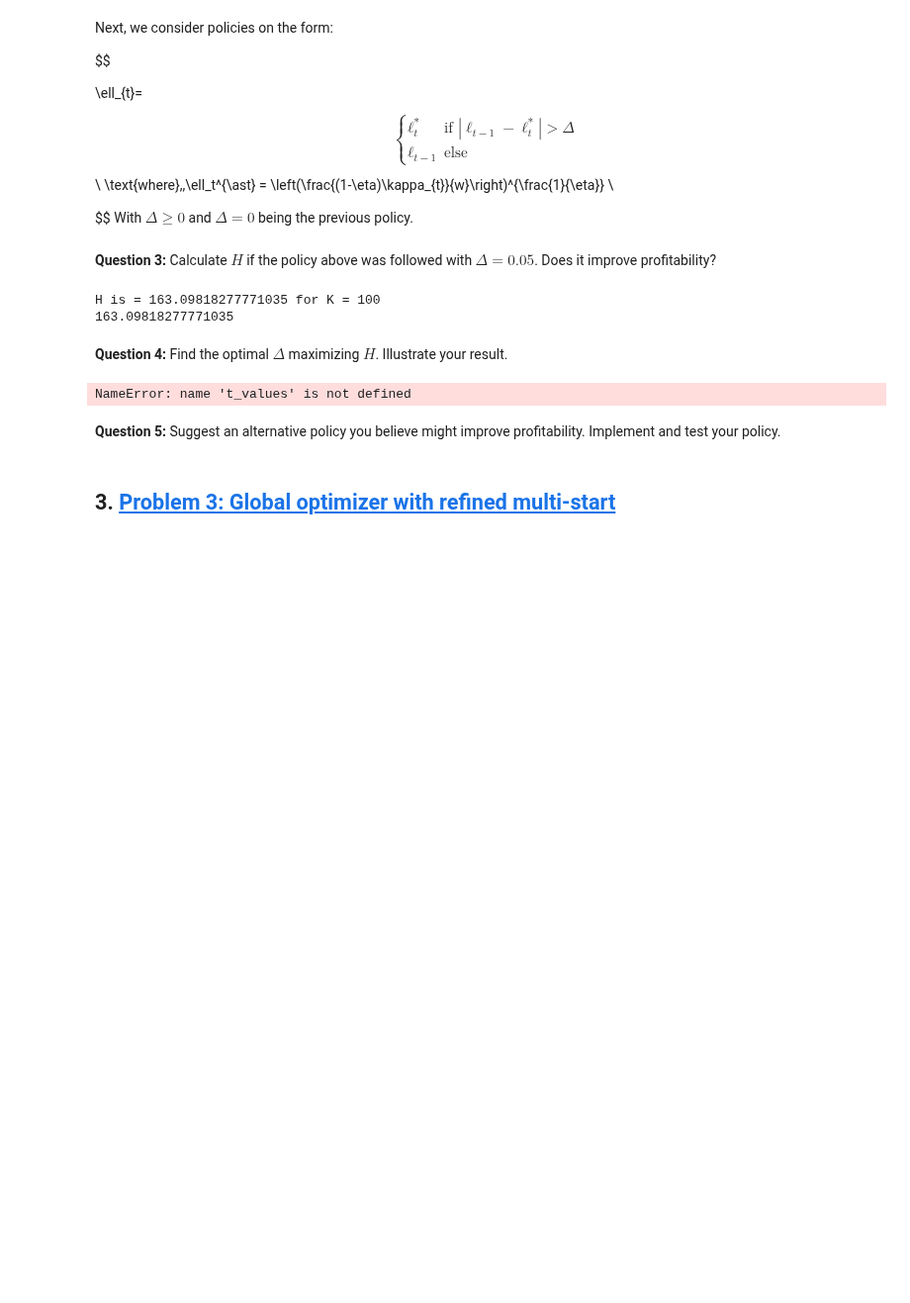
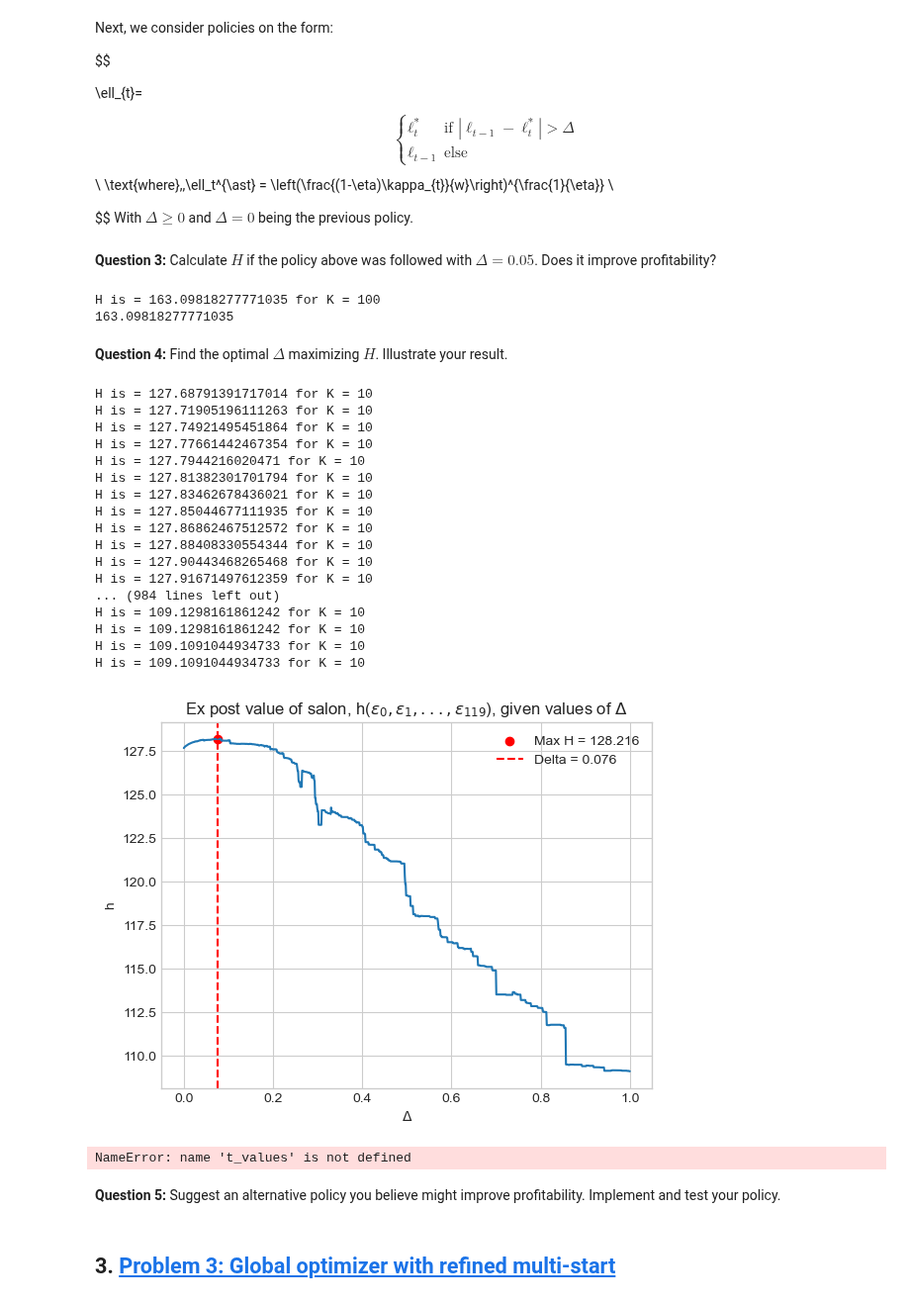
Before and after one commit to NumEconCopenhagen/projects-2023-bpr871, a Jupyter notebook: bpr871_eksamen/Q2-hjalte.ipynb, the cells around one changed output. Shown at 99% size. Drawn from its saved outputs; the diff is of its cells as text; code cells hidden in the pictures; blank space fills up the shorter version.

```diff
--- a/bpr871_eksamen/Q2-hjalte.ipynb
+++ b/bpr871_eksamen/Q2-hjalte.ipynb
@@ -330,6 +330,27 @@ H is = 163.09818277771035 for K = 100
 163.09818277771035
 # %% [markdown]
 **Question 4:** Find the optimal $\Delta$ maximizing $H$. Illustrate your result.
+# %%
+max_H = optimal_delta(par)
+# %% [output]
+H is = 127.68791391717014 for K = 10
+H is = 127.71905196111263 for K = 10
+H is = 127.74921495451864 for K = 10
+H is = 127.77661442467354 for K = 10
+H is = 127.7944216020471 for K = 10
+H is = 127.81382301701794 for K = 10
+H is = 127.83462678436021 for K = 10
+H is = 127.85044677111935 for K = 10
+H is = 127.86862467512572 for K = 10
+H is = 127.88408330554344 for K = 10
+H is = 127.90443468265468 for K = 10
+H is = 127.91671497612359 for K = 10
+... (984 lines left out)
+H is = 109.1298161861242 for K = 10
+H is = 109.1298161861242 for K = 10
+H is = 109.1091044934733 for K = 10
+H is = 109.1091044934733 for K = 10
+[figure, added]
 # %%
 delta_values = np.linspace(0.0, 1.0, num=1000)
 h_values = []
```
